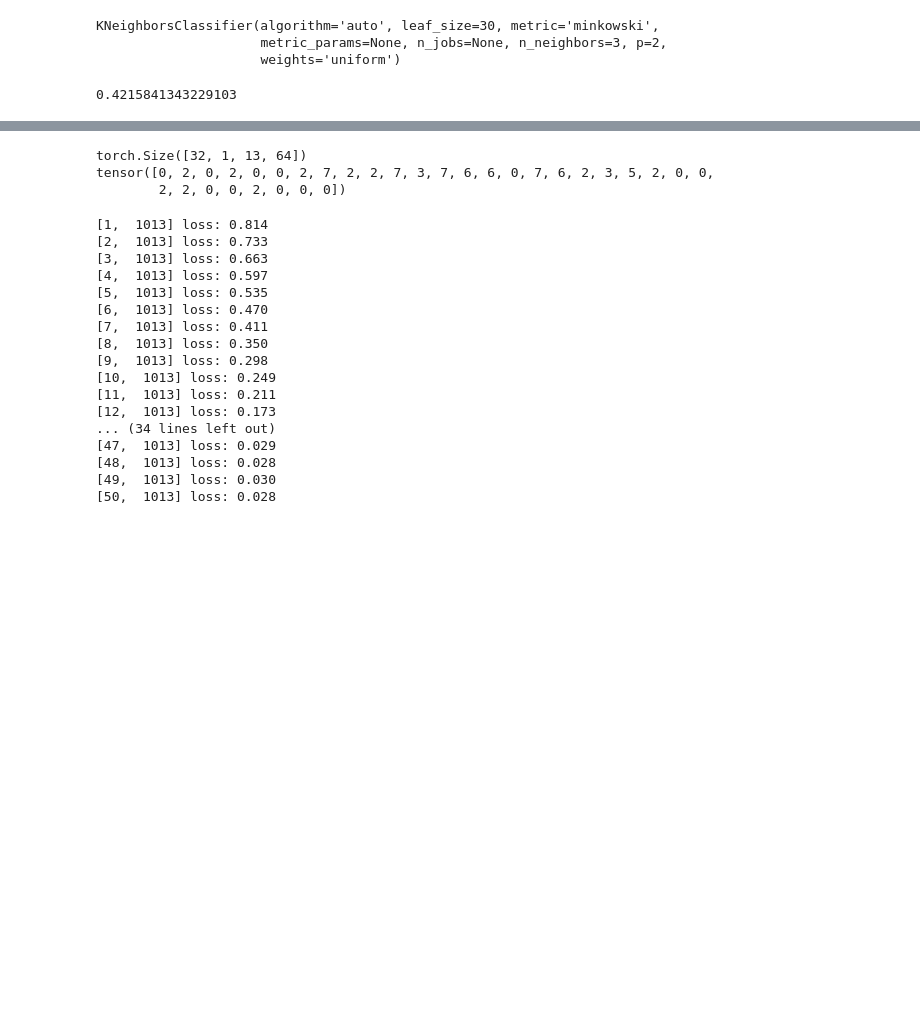
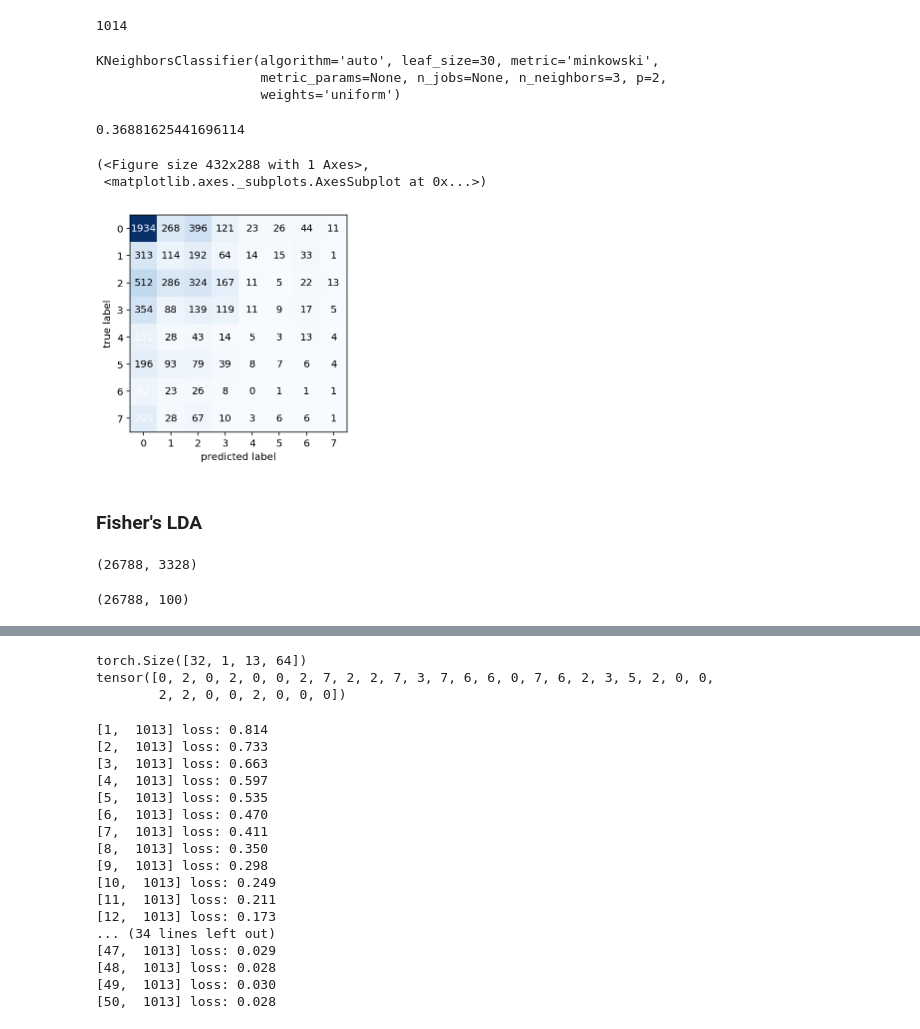
Before and after one commit to inSam/Accent-Classification-Using-Signals, a Jupyter notebook: Torch Test.ipynb, the cells around one changed output, grey strips where cells are left out. Cells and saved outputs as stored; diff of their text form; code cells hidden in the pictures; blank space fills up the shorter version.

Commit message:
Confusion matrix & changing mfcc params

```diff
--- a/Torch Test.ipynb
+++ b/Torch Test.ipynb
@@ -2,8 +2,13 @@
 import torch
 import numpy as np
 import pickle
+# %%
+a = pickle.load(open('train_mfcc.dump', 'rb'))
+len(a)
+# %% [output]
+1014
 # %%
-def make_chunks(mfccs, labels, window_size=64, stride=32):
+def make_chunks(mfccs, labels, window_size=256, stride=128):
     chunk = []
     chunk_labels = []
     for mfcc, label in zip(mfccs, labels):
@@ -27,17 +32,21 @@ test_Y = np.array(test_Y)
 from sklearn.neighbors import KNeighborsClassifier
 from sklearn.preprocessing import StandardScaler
 
-scaler = StandardScaler()
-scaler.fit(train_X.reshape([train_X.shape[0], -1]))
+train_X = train_X.reshape([train_X.shape[0], -1])
+scaler = StandardScaler().fit(train_X)
+train_X = scaler.transform(train_X)
 classifier = KNeighborsClassifier(n_neighbors=3)
-classifier.fit(train_X.reshape([train_X.shape[0], -1]), train_Y)
+classifier.fit(train_X, train_Y)
 # %% [output]
 KNeighborsClassifier(algorithm='auto', leaf_size=30, metric='minkowski',
                      metric_params=None, n_jobs=None, n_neighbors=3, p=2,
                      weights='uniform')
 # %%
-y_pred = classifier.predict(test_X.reshape([test_X.shape[0], -1]))
+test_X = test_X.reshape([test_X.shape[0], -1])
+test_X = scaler.transform(test_X)
+
+y_pred = classifier.predict(test_X)
 # %%
 np.sum(np.equal(y_pred, test_Y)) / len(test_Y)
 # %% [output]
-0.4215841343229103
+0.36881625441696114
@@ -43,0 +56,12 @@ np.sum(np.equal(y_pred, test_Y)) / len(test_Y)
+# %%
+from sklearn.metrics import confusion_matrix
+from mlxtend.plotting import plot_confusion_matrix
+
+confMatrix = confusion_matrix(test_Y, y_pred)
+plot_confusion_matrix(confMatrix)
+# %% [output]
+(<Figure size 432x288 with 1 Axes>,
+ <matplotlib.axes._subplots.AxesSubplot at 0x...>)
+[figure, added]
+# %% [markdown]
+### Fisher's LDA
@@ -43,0 +89,8 @@ np.sum(np.equal(y_pred, test_Y)) / len(test_Y)
+# %%
+x_train.shape
+# %% [output]
+(26788, 3328)
+# %%
+x_lowDim.shape
+# %% [output]
+(26788, 100)
```
Also changed, not shown: parts of 12 cells of this notebook, 3 other files.
